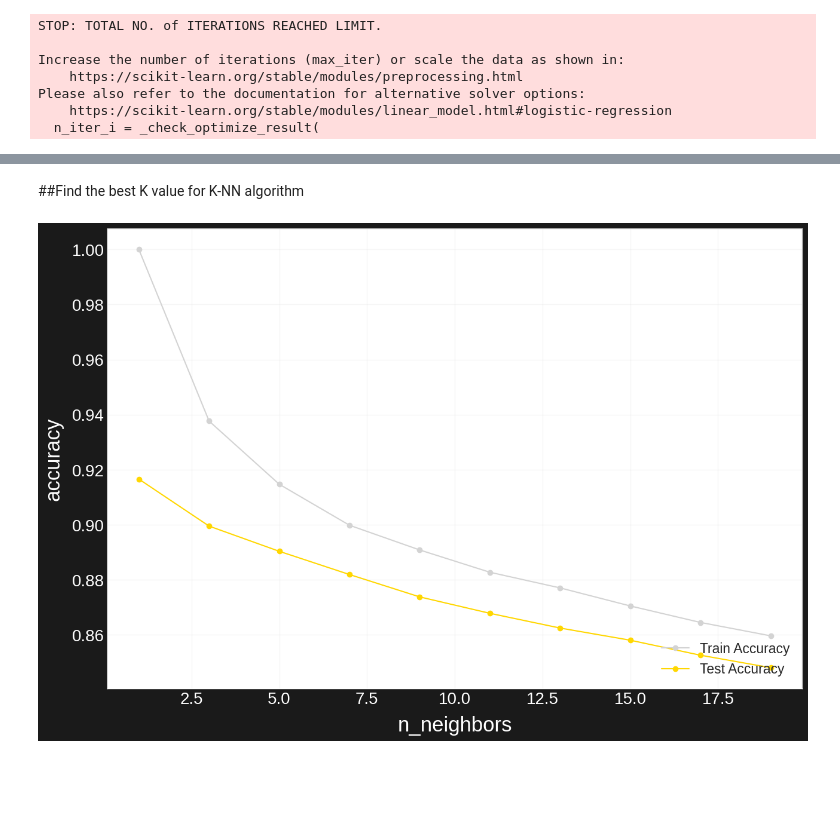
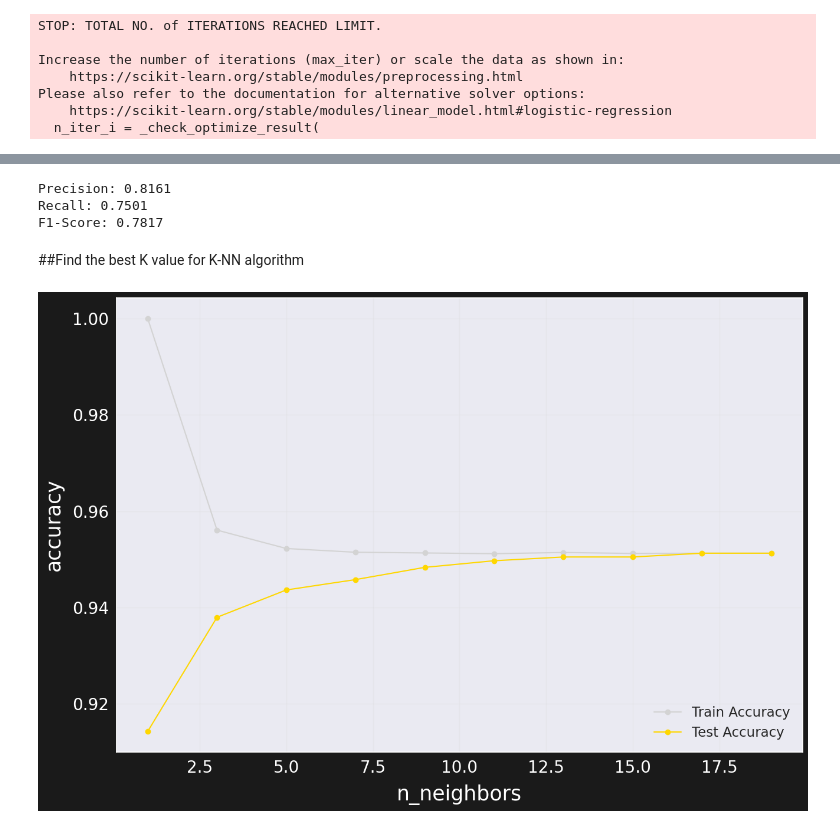
Before and after one commit to diego-ciciani01/final-project-FDS, a Jupyter notebook: pre_processing.ipynb, the cells around one changed output, grey strips where cells are left out. Cells and saved outputs as stored; diff of their text form; code cells hidden in the pictures; blank space fills up the shorter version.

```diff
--- a/pre_processing.ipynb
+++ b/pre_processing.ipynb
@@ -394,3 +429,9 @@ plt.show()
+# %%
+calculate_performance(mat)
+# %% [output]
+Precision: 0.8161
+Recall: 0.7501
+F1-Score: 0.7817
 # %% [markdown]
 ##Find the best K value for K-NN algorithm
 # %%
@@ -448,10 +489,10 @@ def plot_validation_curve(train_results, test_results, y_ax, name, xlable="n_nei
     ax.legend(loc="lower right", facecolor="w")
     plt.savefig(name, bbox_inches='tight')
 # %%
-#k_values,train_results, test_results = validation_curve_KN(X_big_array, y.array)
+k_values,train_results, test_results = validation_curve_KN(X_big_array, y.array)
 plot_validation_curve(train_results, test_results, list(range(1,20,2)), "validation_curve_not_sampled.png")
 # %% [output]
-[figure, old version]
+[figure, new version]
 # %%
 k_values,train_results, test_results = validation_curve_KN(X_res, y_res)
 plot_validation_curve(train_results, test_results, list(range(1,20,2)), "validation_curve_sampled.png")
```
Also changed, not shown: parts of 17 cells of this notebook.
